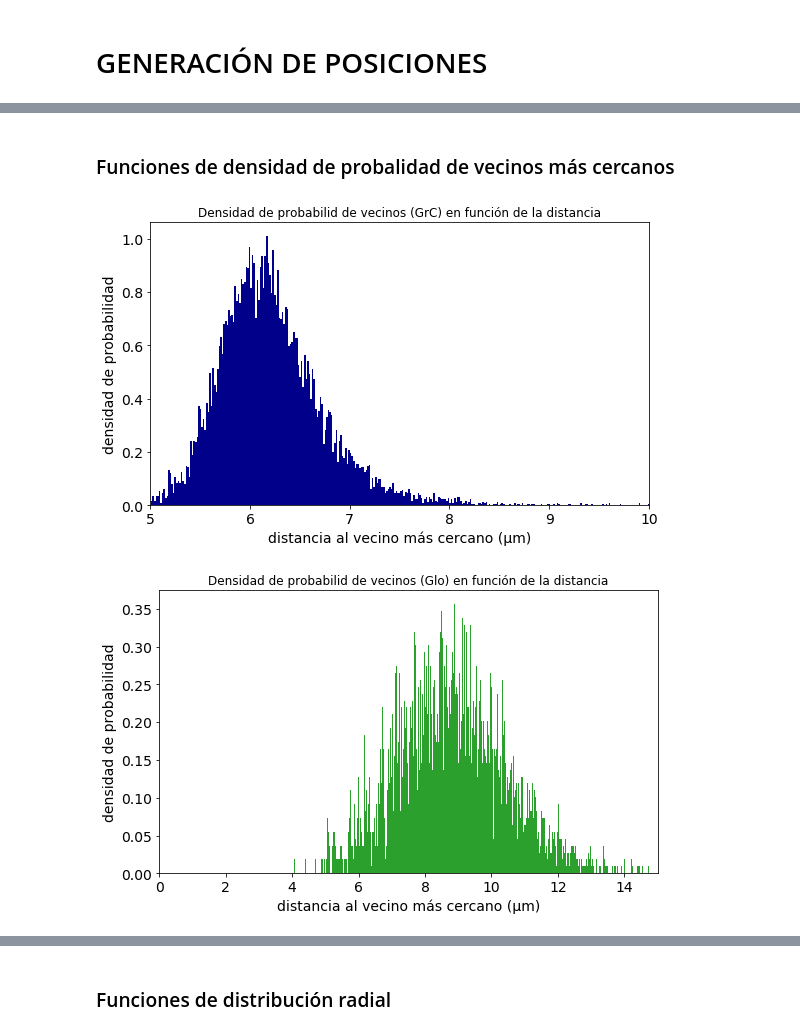
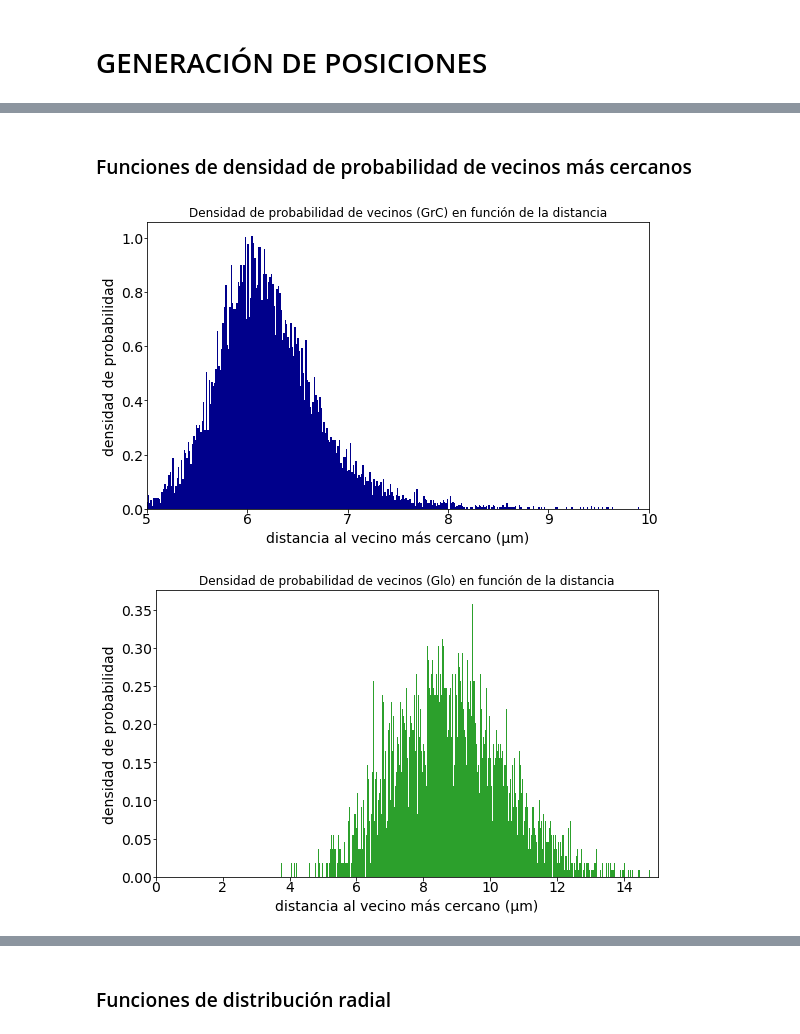
Before and after one commit to mariatirado05/TFM, a Jupyter notebook: Resultados.ipynb, the cells around one changed output, grey strips where cells are left out. Saved outputs shown, nothing was run; the diff lists cells and outputs as text; code cells hidden in the pictures.

```diff
--- a/Resultados.ipynb
+++ b/Resultados.ipynb
@@ -136,5 +136,8 @@ plt.show()
 # %% [markdown]
 # GENERACIÓN DE POSICIONES
+# %%
+plt.rcParams['xtick.major.pad']='0'
+plt.rcParams['ytick.major.pad']='0'
 # %%
 # A few utility functions to p
 
@@ -204,7 +207,7 @@ dists = dists[:,1]
 
 dists_u = dists_u[:,1]
 # %% [markdown]
-### Funciones de densidad de probalidad de vecinos más cercanos
+### Funciones de densidad de probabilidad de vecinos más cercanos
 # %%
 _, ax = plt.subplots(figsize=(8, 5))
 ax.hist(dists, 450, density = True, color = 'darkblue')
@@ -219,43 +222,43 @@ ax.set(
     ylabel='densidad de probabilidad'
 )
 
-plt.title('Densidad de probabilid de vecinos (GrC) en función de la distancia')
+plt.title('Densidad de probabilidad de vecinos (GrC) en función de la distancia')
 plt.tight_layout()
 plt.savefig('nn_dist_hist_grc.png', dpi=600)
 # %% [output]
-[figure, old version]
+[figure, new version]
 # %%
 ## para las glomérulos
 nn = NearestNeighbors()
 nn.fit(glo)
 dists, nnids = nn.kneighbors(glo, n_neighbors=2, return_distance=True)
 
 nn.fit(glx)
 dists_u, nnids = nn.kneighbors(glx, n_neighbors=2, return_distance=True)
 
 nnids = nnids[:,1]
 dists = dists[:,1]
 
 dists_u = dists_u[:,1]
 
 _, ax = plt.subplots(figsize=(8,5))
 ax.hist(dists, 450, density = True, color = 'tab:green')
 ax.tick_params(axis='both', which='major', labelsize=14)
 ax.tick_params(axis='both', which='minor', labelsize=14)
 ax.xaxis.label.set_size(14)
 ax.yaxis.label.set_size(14)
 
 ax.set(
     xlim=[0, 15],
     xlabel='distancia al vecino más cercano (μm)',
     ylabel='densidad de probabilidad'
 )
 
-plt.title('Densidad de probabilid de vecinos (Glo) en función de la distancia')
+plt.title('Densidad de probabilidad de vecinos (Glo) en función de la distancia')
 plt.tight_layout()
 plt.savefig('nn_dist_hist_glo.png', dpi=600)
 # %% [output]
-[figure, old version]
+[figure, new version]
 # %%
 ## para las glomérulos
 nn = NearestNeighbors()
```
Also changed, not shown: parts of 16 cells of this notebook.
